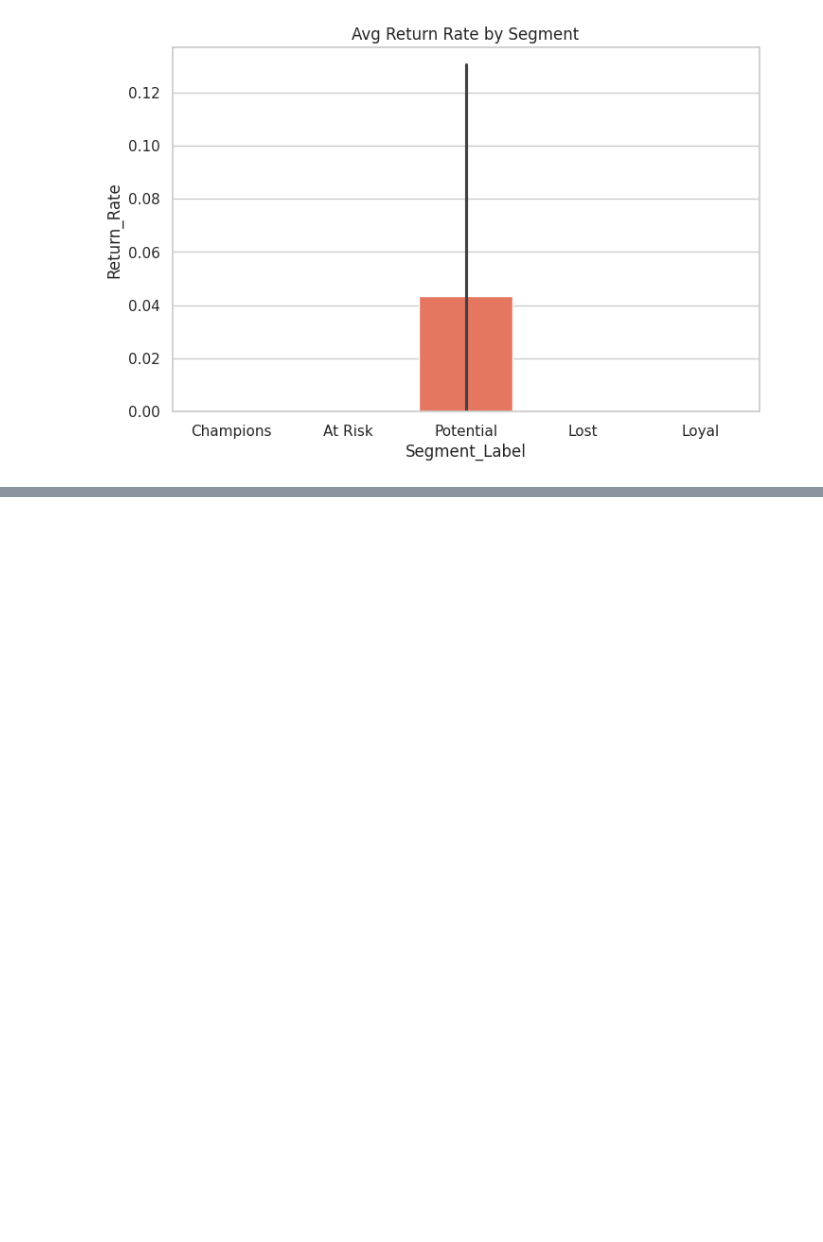
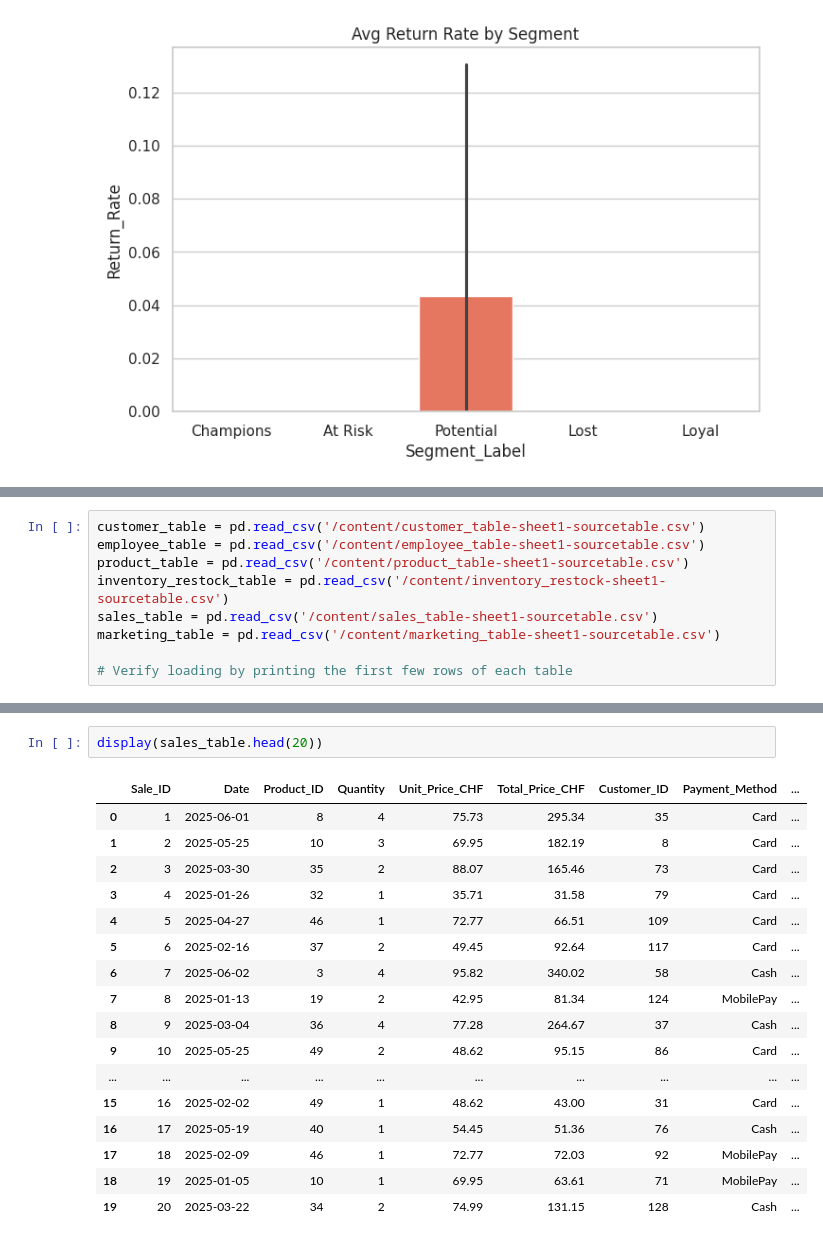
Before and after one commit to Mainabryan/SWISS-CLOTHING-BRAND, a Jupyter notebook: Swiss_clothing_brand.ipynb, the cells around one changed output, grey strips where cells are left out. Cells and saved outputs as stored; diff of their text form; blank space fills up the shorter version.

```diff
--- a/Swiss_clothing_brand.ipynb
+++ b/Swiss_clothing_brand.ipynb
@@ -1069,0 +1344,9 @@ Passing `palette` without assigning `hue` is deprecated and will be removed in v
+# %%
+customer_table = pd.read_csv('/content/customer_table-sheet1-sourcetable.csv')
+employee_table = pd.read_csv('/content/employee_table-sheet1-sourcetable.csv')
+product_table = pd.read_csv('/content/product_table-sheet1-sourcetable.csv')
+inventory_restock_table = pd.read_csv('/content/inventory_restock-sheet1-sourcetable.csv')
+sales_table = pd.read_csv('/content/sales_table-sheet1-sourcetable.csv')
+marketing_table = pd.read_csv('/content/marketing_table-sheet1-sourcetable.csv')
+
+# Verify loading by printing the first few rows of each table
@@ -1069,0 +1394,20 @@ Passing `palette` without assigning `hue` is deprecated and will be removed in v
+# %%
+display(sales_table.head(20))
+# %% [output]
+|  | Sale_ID | Date | Product_ID | Quantity | Unit_Price_CHF | Total_Price_CHF | Customer_ID | Payment_Method | ... |
+| 0 | 1 | 2025-06-01 | 8 | 4 | 75.73 | 295.34 | 35 | Card | ... |
+| 1 | 2 | 2025-05-25 | 10 | 3 | 69.95 | 182.19 | 8 | Card | ... |
+| 2 | 3 | 2025-03-30 | 35 | 2 | 88.07 | 165.46 | 73 | Card | ... |
+| 3 | 4 | 2025-01-26 | 32 | 1 | 35.71 | 31.58 | 79 | Card | ... |
+| 4 | 5 | 2025-04-27 | 46 | 1 | 72.77 | 66.51 | 109 | Card | ... |
+| 5 | 6 | 2025-02-16 | 37 | 2 | 49.45 | 92.64 | 117 | Card | ... |
+| 6 | 7 | 2025-06-02 | 3 | 4 | 95.82 | 340.02 | 58 | Cash | ... |
+| 7 | 8 | 2025-01-13 | 19 | 2 | 42.95 | 81.34 | 124 | MobilePay | ... |
+| 8 | 9 | 2025-03-04 | 36 | 4 | 77.28 | 264.67 | 37 | Cash | ... |
+| 9 | 10 | 2025-05-25 | 49 | 2 | 48.62 | 95.15 | 86 | Card | ... |
+| ... | ... | ... | ... | ... | ... | ... | ... | ... | ... |
+| 15 | 16 | 2025-02-02 | 49 | 1 | 48.62 | 43.00 | 31 | Card | ... |
+| 16 | 17 | 2025-05-19 | 40 | 1 | 54.45 | 51.36 | 76 | Cash | ... |
+| 17 | 18 | 2025-02-09 | 46 | 1 | 72.77 | 72.03 | 92 | MobilePay | ... |
+| 18 | 19 | 2025-01-05 | 10 | 1 | 69.95 | 63.61 | 71 | MobilePay | ... |
+| 19 | 20 | 2025-03-22 | 34 | 2 | 74.99 | 131.15 | 128 | Cash | ... |
```
Also changed, not shown: parts of 30 cells of this notebook.
